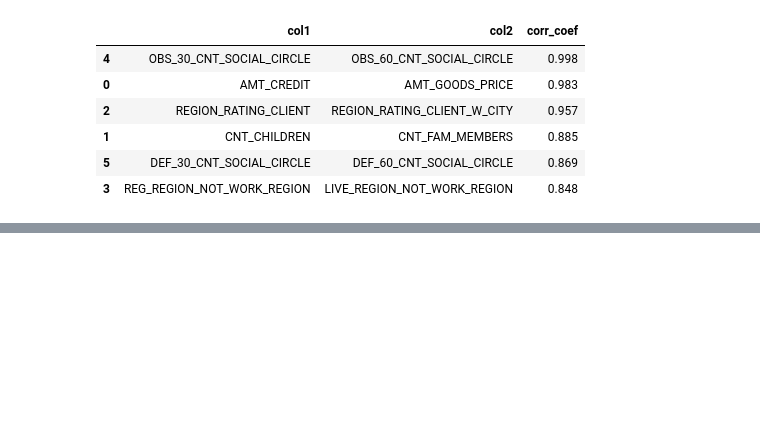
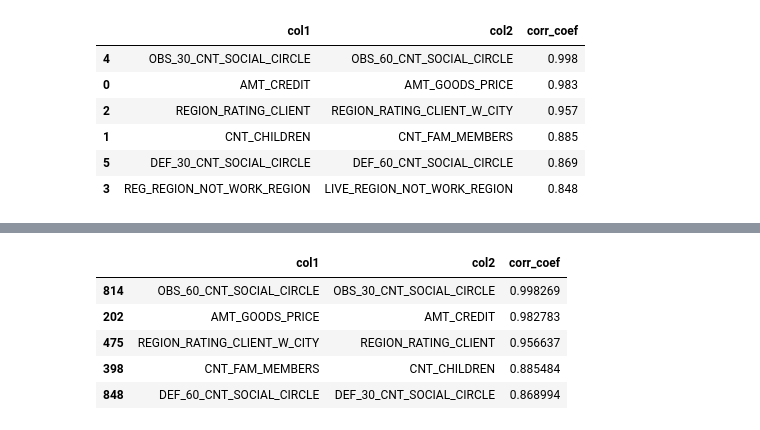
Before and after one commit to htetaunglynn94/portfolio_projects, a Jupyter notebook: eda_on_loan_default.ipynb, the cells around one changed output, grey strips where cells are left out. Cells and saved outputs as stored; diff of their text form; code cells hidden in the pictures; blank space fills up the shorter version.

```diff
--- a/eda_on_loan_default.ipynb
+++ b/eda_on_loan_default.ipynb
@@ -1137,4 +1137,11 @@ corr_tbl.head()
 | 3 | SK_ID_CURR | AMT_INCOME_TOTAL | NaN |
 | 4 | SK_ID_CURR | AMT_CREDIT | NaN |
 # %%
-corr_tbl
+corr_tbl.dropna(subset='corr_coef').sort_values(by='corr_coef', ascending=False).head()
+# %% [output]
+|  | col1 | col2 | corr_coef |
+| 814 | OBS_60_CNT_SOCIAL_CIRCLE | OBS_30_CNT_SOCIAL_CIRCLE | 0.998269 |
+| 202 | AMT_GOODS_PRICE | AMT_CREDIT | 0.982783 |
+| 475 | REGION_RATING_CLIENT_W_CITY | REGION_RATING_CLIENT | 0.956637 |
+| 398 | CNT_FAM_MEMBERS | CNT_CHILDREN | 0.885484 |
+| 848 | DEF_60_CNT_SOCIAL_CIRCLE | DEF_30_CNT_SOCIAL_CIRCLE | 0.868994 |
```
Also changed, not shown: parts of 4 cells of this notebook.
